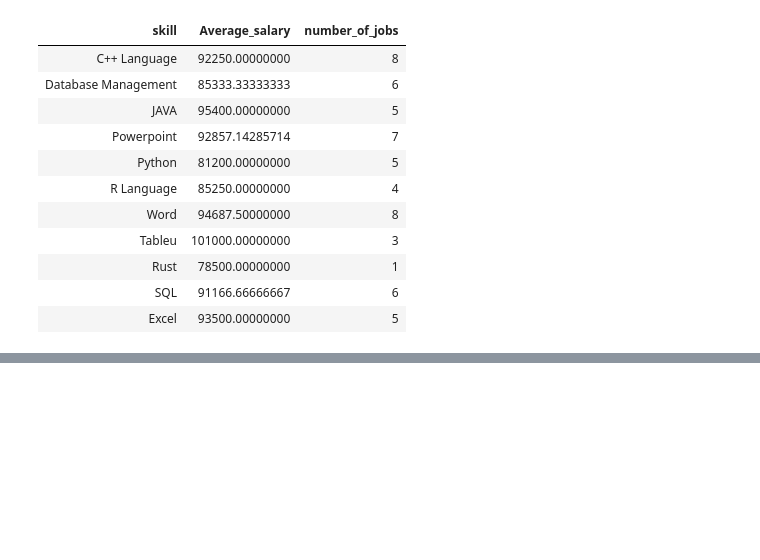
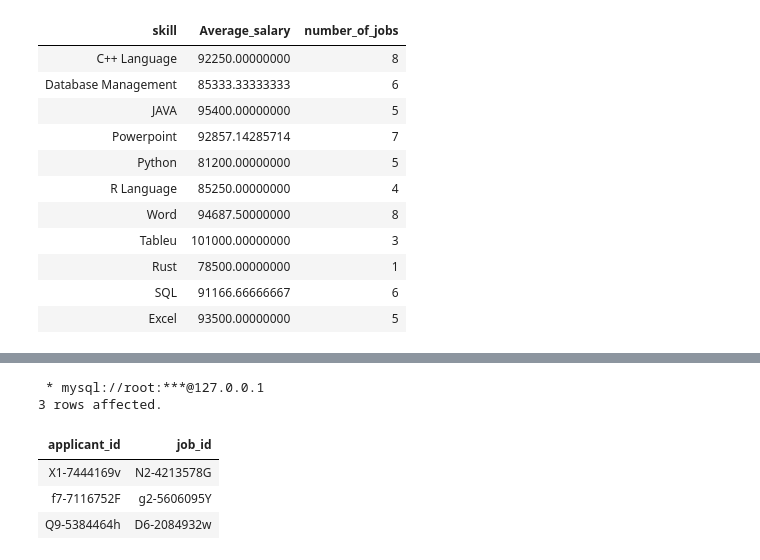
Before and after one commit to JasmineMadi/datajoint-tutorials, a Jupyter notebook: db-course/PythonFinalPro.ipynb, the cells around one changed output, grey strips where cells are left out. Saved outputs shown, nothing was run; the diff lists cells and outputs as text; code cells hidden in the pictures; blank space fills up the shorter version.

```diff
--- a/db-course/PythonFinalPro.ipynb
+++ b/db-course/PythonFinalPro.ipynb
@@ -440,0 +473,14 @@ where manager_id=300348
+# %%
+%%sql
+SELECT app.* FROM application app
+JOIN applicant__skill app_skill ON app.applicant_id = app_skill.applicant_id
+JOIN job__skill j_skill ON app.job_id = j_skill.job_id AND app_skill.skill = j_skill.skill
+GROUP BY app.applicant_id, app.job_id
+HAVING COUNT(j_skill.skill) = (SELECT COUNT(skill) FROM job__skill WHERE job_id = app.job_id)
+# %% [output]
+ * mysql://root:***@127.0.0.1
+3 rows affected.
+| applicant_id | job_id |
+| X1-7444169v | N2-4213578G |
+| f7-7116752F | g2-5606095Y |
+| Q9-5384464h | D6-2084932w |
```
Also changed, not shown: parts of 5 cells of this notebook.
